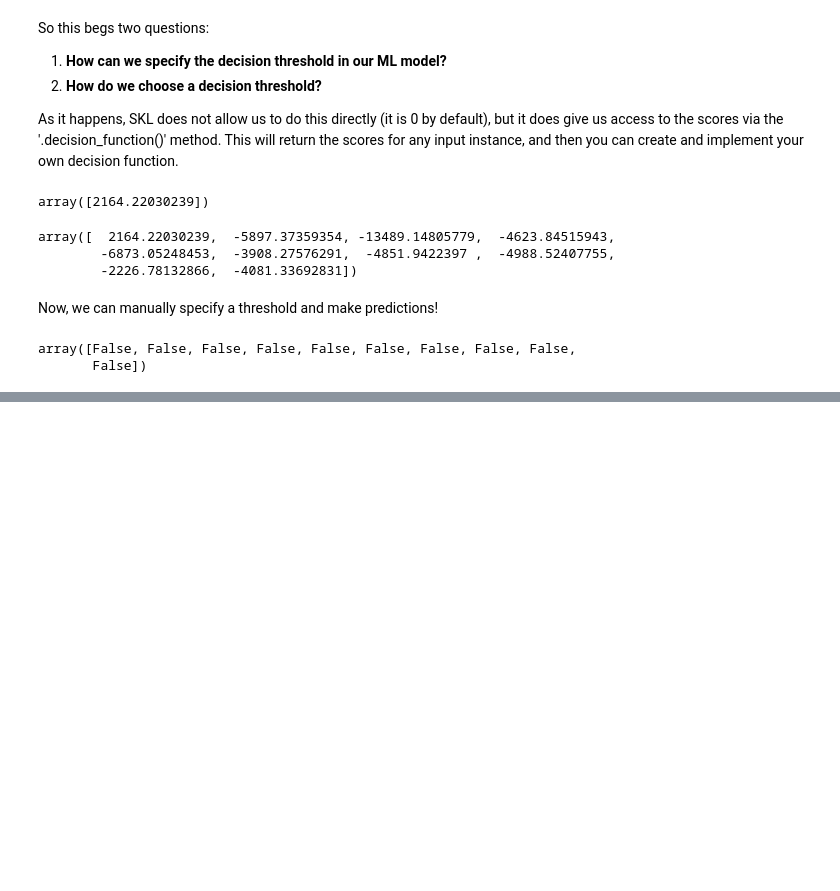
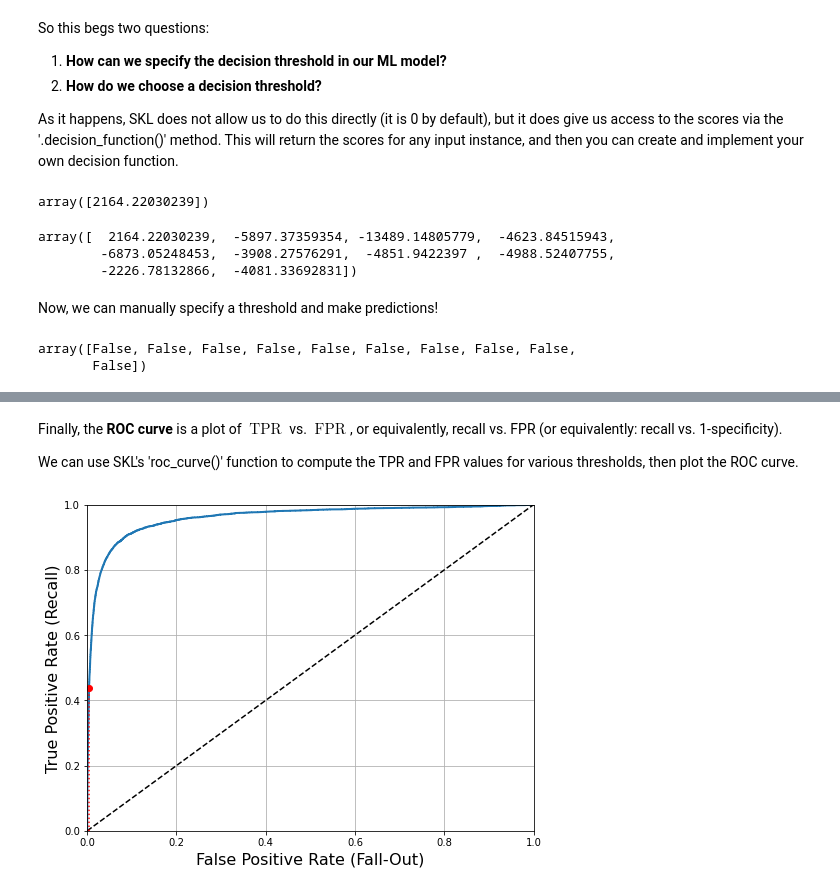
Before and after one commit to aj112358/ML_Notes, a Jupyter notebook: 03_Classification/03_Classification.ipynb, the cells around one changed output, grey strips where cells are left out. Saved outputs shown, nothing was run; the diff lists cells and outputs as text; code cells hidden in the pictures; blank space fills up the shorter version.

```diff
--- a/03_Classification/03_Classification.ipynb
+++ b/03_Classification/03_Classification.ipynb
@@ -393,0 +533,27 @@ Let's do it!
+# %% [markdown]
+Finally, the **ROC curve** is a plot of $\operatorname{TPR}$ vs. $\operatorname{FPR}$, or equivalently, recall vs. FPR (or equivalently: recall vs. 1-specificity).
+
+We can use SKL's 'roc_curve()' function to compute the TPR and FPR values for various thresholds, then plot the ROC curve.
+# %%
+from sklearn.metrics import roc_curve
+
+fpr_array, tpr_array, threshold_array = roc_curve(y_true=y_train_5,
+          y_score = y_scores)
+# %%
+def plot_roc_curve(fpr, tpr, label=None):
+    plt.plot(fpr, tpr, linewidth=2, label=label)
+    plt.plot([0, 1], [0, 1], 'k--') # dashed diagonal
+    plt.axis([0, 1, 0, 1])
+    plt.xlabel('False Positive Rate (Fall-Out)', fontsize=16)
+    plt.ylabel('True Positive Rate (Recall)', fontsize=16)
+    plt.grid(True)
+
+plt.figure(figsize=(8, 6))
+plot_roc_curve(fpr_array, tpr_array)
+plt.plot([4.837e-3, 4.837e-3], [0., 0.4368], "r:")
+plt.plot([0.0, 4.837e-3], [0.4368, 0.4368], "r:")
+plt.plot([4.837e-3], [0.4368], "ro")
+# save_fig("roc_curve_plot")
+plt.show()
+# %% [output]
+[figure, added]
```
Also changed, not shown: parts of 25 cells of this notebook.
